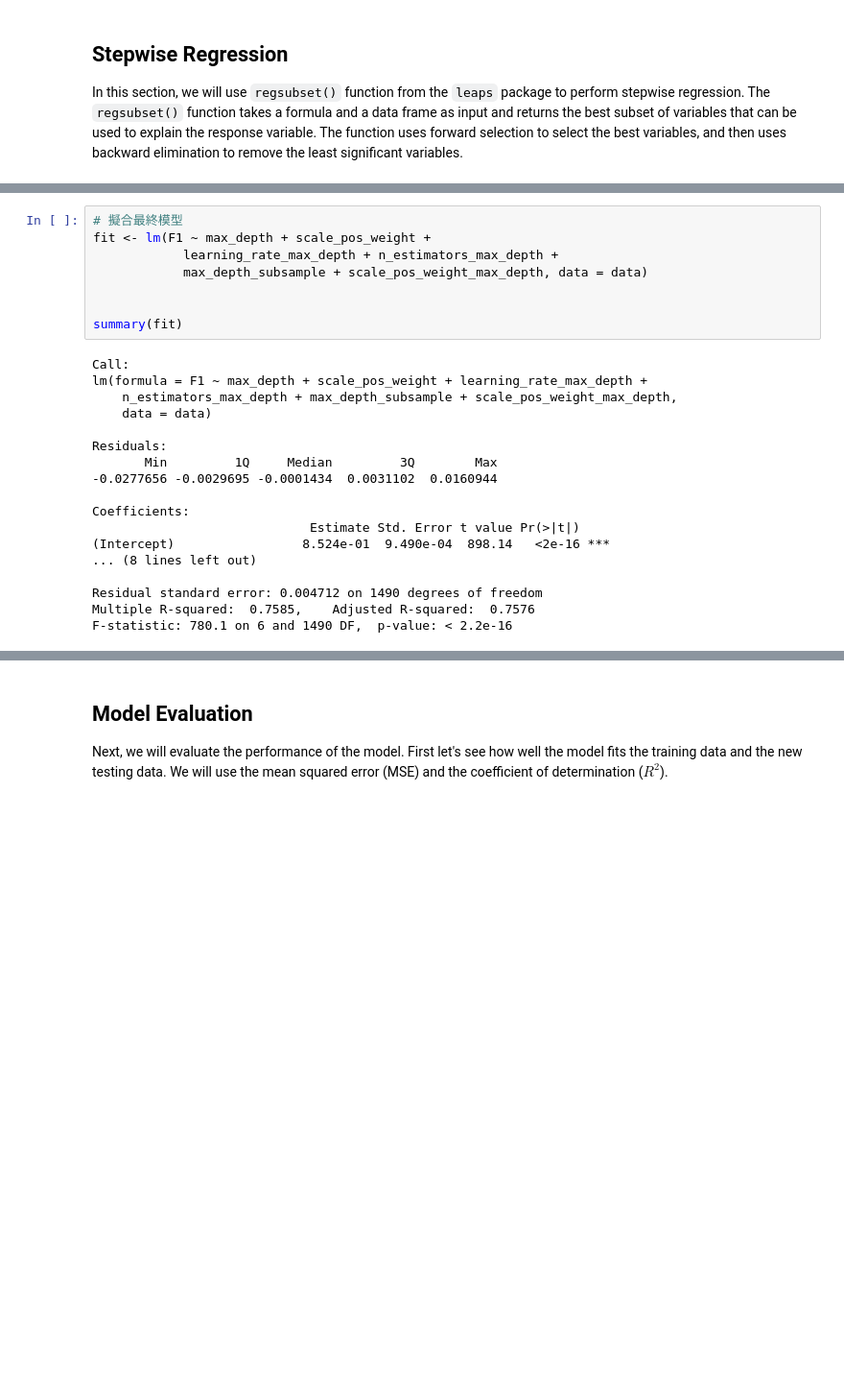
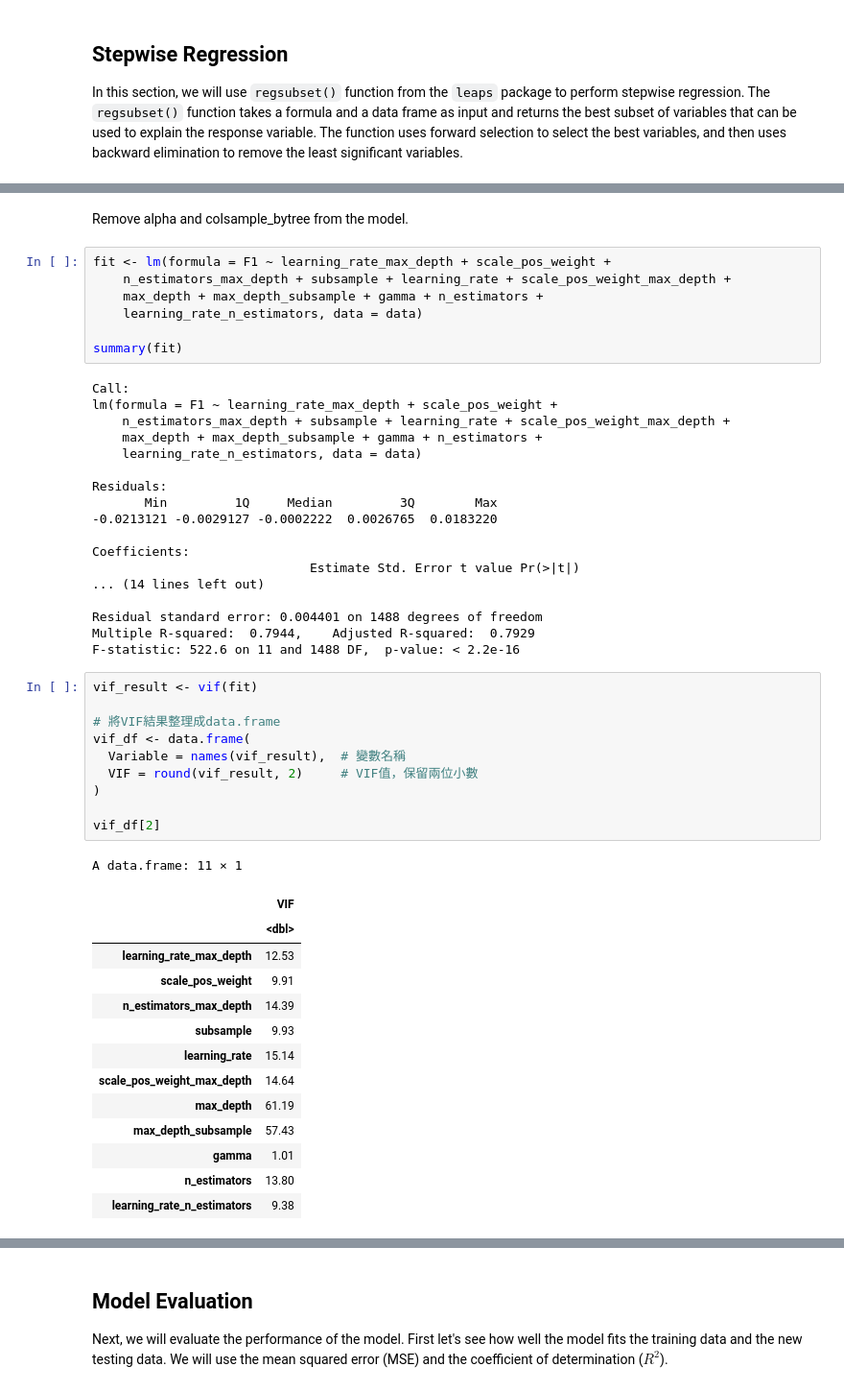
Before and after one commit to omei-ogami/STAT-analysis, a Jupyter notebook: linear_regression.ipynb, the cells around one changed output, grey strips where cells are left out. Shown at 96% size. Saved outputs shown, nothing was run; the diff lists cells and outputs as text; blank space fills up the shorter version.

```diff
--- a/linear_regression.ipynb
+++ b/linear_regression.ipynb
@@ -48,26 +76,52 @@ scale_pos_weight_max_depth
+# %% [markdown]
+Remove alpha and colsample_bytree from the model.
 # %%
-# 擬合最終模型
-fit <- lm(F1 ~ max_depth + scale_pos_weight +
-            learning_rate_max_depth + n_estimators_max_depth +
-            max_depth_subsample + scale_pos_weight_max_depth, data = data)
-
+fit <- lm(formula = F1 ~ learning_rate_max_depth + scale_pos_weight +
+    n_estimators_max_depth + subsample + learning_rate + scale_pos_weight_max_depth +
+    max_depth + max_depth_subsample + gamma + n_estimators +
+    learning_rate_n_estimators, data = data)
 
 summary(fit)
 # %% [output]
 Call:
-lm(formula = F1 ~ max_depth + scale_pos_weight + learning_rate_max_depth +
-    n_estimators_max_depth + max_depth_subsample + scale_pos_weight_max_depth,
-    data = data)
+lm(formula = F1 ~ learning_rate_max_depth + scale_pos_weight +
+    n_estimators_max_depth + subsample + learning_rate + scale_pos_weight_max_depth +
+    max_depth + max_depth_subsample + gamma + n_estimators +
+    learning_rate_n_estimators, data = data)
 
 Residuals:
        Min         1Q     Median         3Q        Max
--0.0277656 -0.0029695 -0.0001434  0.0031102  0.0160944
+-0.0213121 -0.0029127 -0.0002222  0.0026765  0.0183220
 
 Coefficients:
                              Estimate Std. Error t value Pr(>|t|)
-(Intercept)                 8.524e-01  9.490e-04  898.14   <2e-16 ***
-... (8 lines left out)
+... (14 lines left out)
 
-Residual standard error: 0.004712 on 1490 degrees of freedom
-Multiple R-squared:  0.7585,    Adjusted R-squared:  0.7576
-F-statistic: 780.1 on 6 and 1490 DF,  p-value: < 2.2e-16
+Residual standard error: 0.004401 on 1488 degrees of freedom
+Multiple R-squared:  0.7944,    Adjusted R-squared:  0.7929
+F-statistic: 522.6 on 11 and 1488 DF,  p-value: < 2.2e-16
+# %%
+vif_result <- vif(fit)
+
+# 將VIF結果整理成data.frame
+vif_df <- data.frame(
+  Variable = names(vif_result),  # 變數名稱
+  VIF = round(vif_result, 2)     # VIF值，保留兩位小數
+)
+
+vif_df[2]
+# %% [output]
+A data.frame: 11 × 1
+|  | VIF |
+|  | <dbl> |
+| learning_rate_max_depth | 12.53 |
+| scale_pos_weight | 9.91 |
+| n_estimators_max_depth | 14.39 |
+| subsample | 9.93 |
+| learning_rate | 15.14 |
+| scale_pos_weight_max_depth | 14.64 |
+| max_depth | 61.19 |
+| max_depth_subsample | 57.43 |
+| gamma | 1.01 |
+| n_estimators | 13.80 |
+| learning_rate_n_estimators | 9.38 |
```
Also changed, not shown: parts of 22 cells of this notebook.
